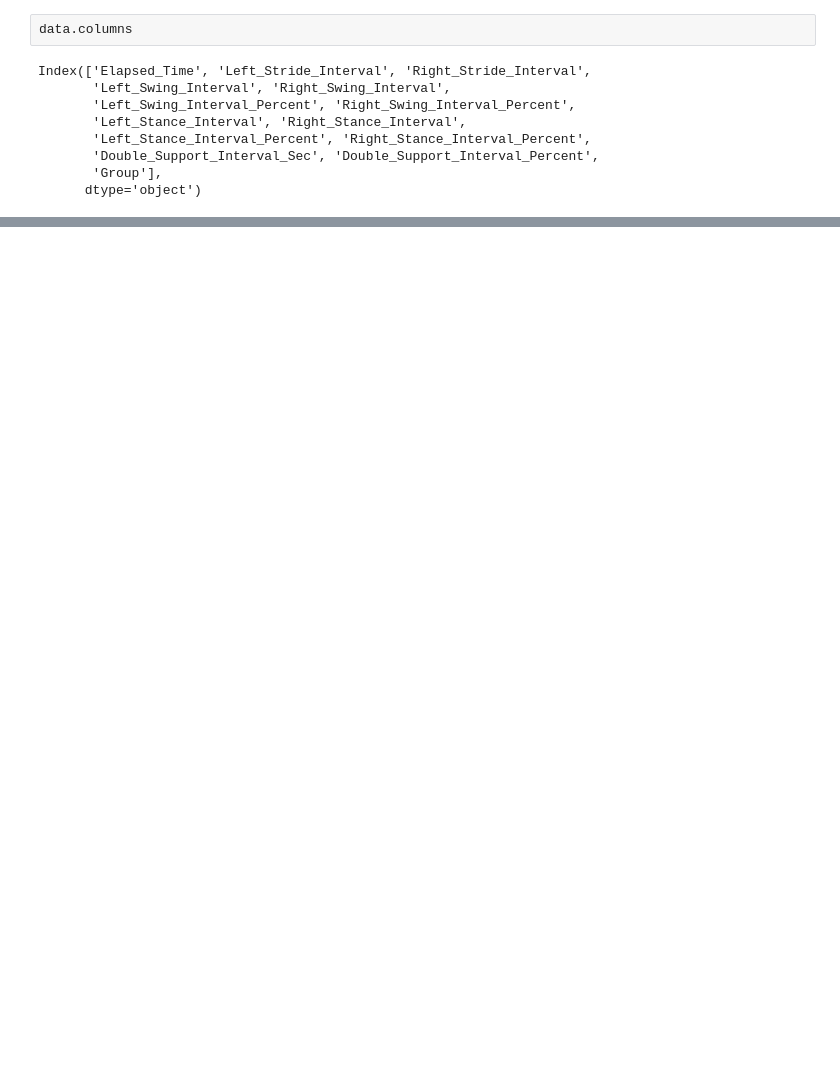
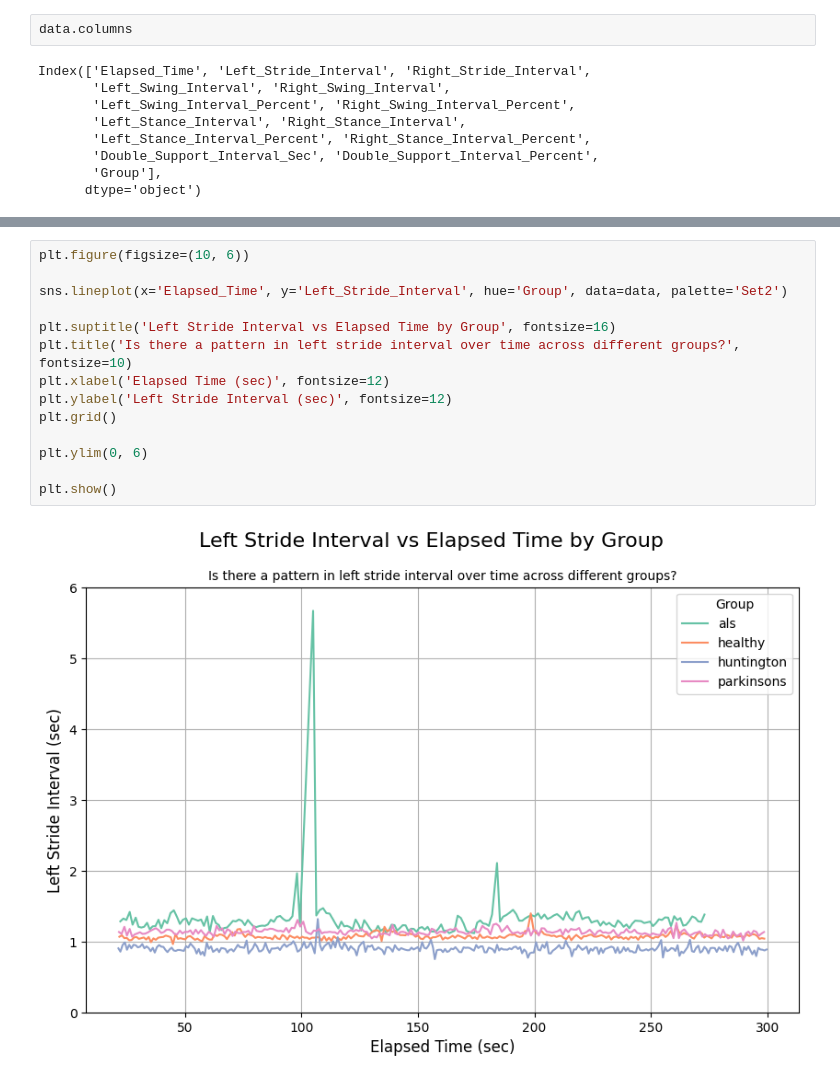
Before and after one commit to YooNice100/gaitproj3, a Jupyter notebook: worko.ipynb, the cells around one changed output, grey strips where cells are left out. Cells and saved outputs as stored; diff of their text form; blank space fills up the shorter version.

```diff
--- a/worko.ipynb
+++ b/worko.ipynb
@@ -118,0 +51,16 @@ plt.show()
+# %%
+plt.figure(figsize=(10, 6))
+
+sns.lineplot(x='Elapsed_Time', y='Left_Stride_Interval', hue='Group', data=data, palette='Set2')
+
+plt.suptitle('Left Stride Interval vs Elapsed Time by Group', fontsize=16)
+plt.title('Is there a pattern in left stride interval over time across different groups?', fontsize=10)
+plt.xlabel('Elapsed Time (sec)', fontsize=12)
+plt.ylabel('Left Stride Interval (sec)', fontsize=12)
+plt.grid()
+
+plt.ylim(0, 6)
+
+plt.show()
+# %% [output]
+[figure, added]
```
Also changed, not shown: parts of 8 cells of this notebook.
